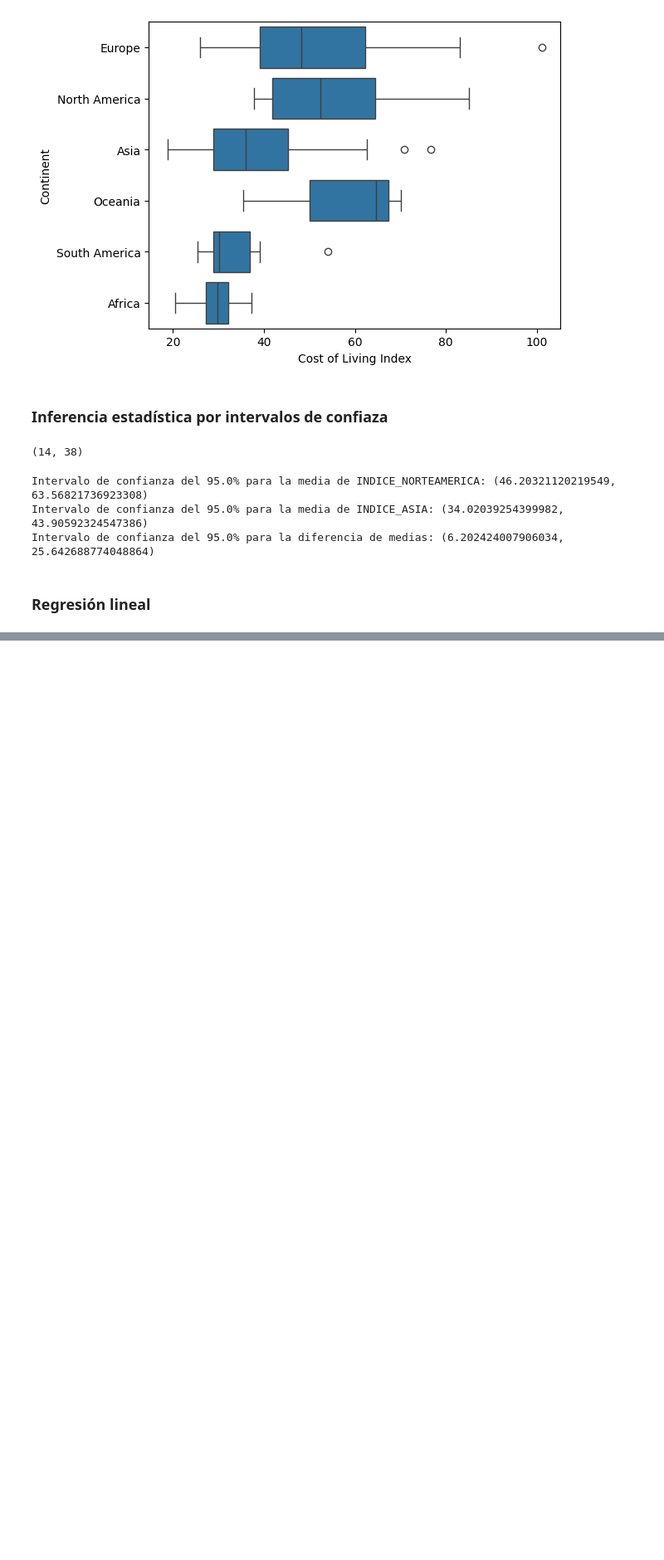
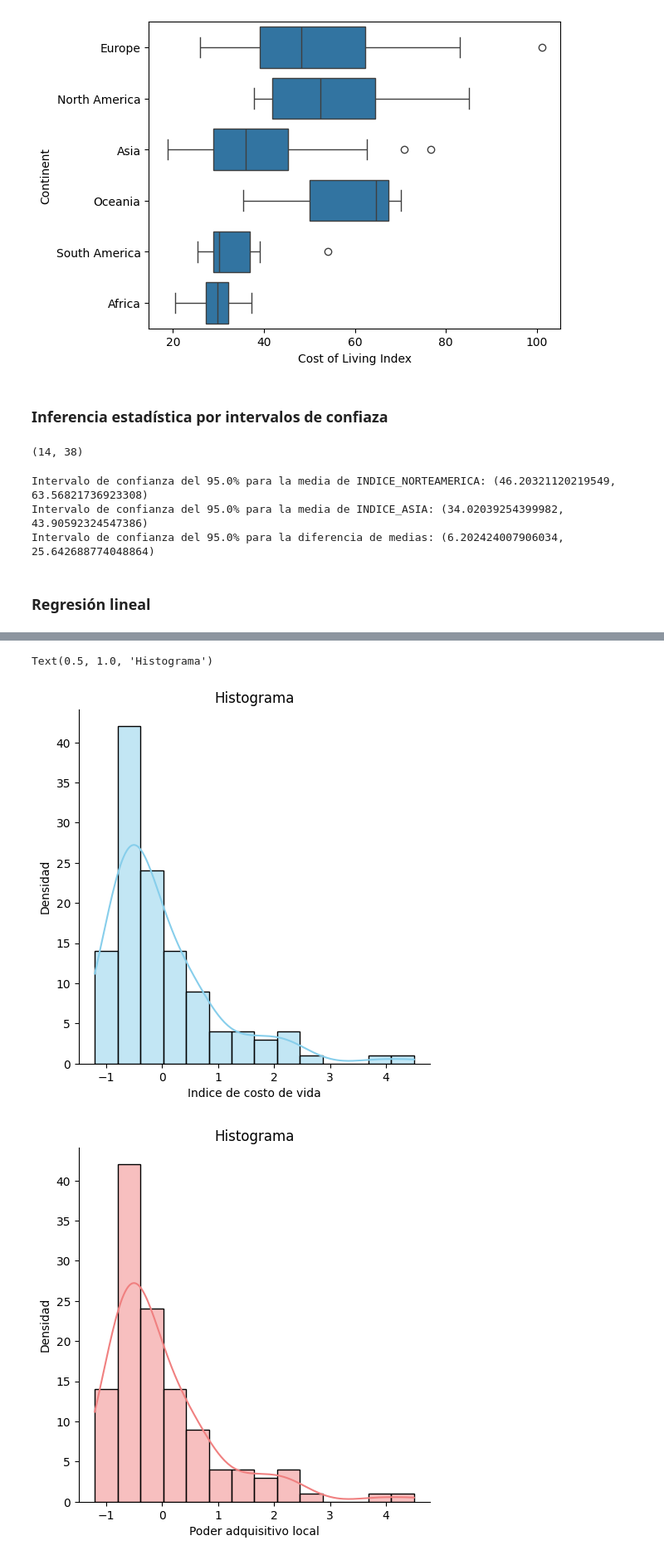
Before and after one commit to andreess891/AnalisisDescriptivo, a Jupyter notebook: TallerIntCienciaDatos/taller.ipynb, the cells around one changed output, grey strips where cells are left out. Shown at 83% size. Drawn from its saved outputs; the diff is of its cells as text; code cells hidden in the pictures; blank space fills up the shorter version.

```diff
--- a/TallerIntCienciaDatos/taller.ipynb
+++ b/TallerIntCienciaDatos/taller.ipynb
@@ -280,3 +261,11 @@ Nivel de significancia: 0.05
 H_0: La variable Cost of Living Index sigue una distribución normal.
 H_1: La variable Cost of Living Index no sigue una distribución normal.
 Se rechaza la hipótesis nula: Los datos no siguen una distribución normal.
+# %%
+escala = StandardScaler()
+
+#la idea es entandarizar solo las variables que voy a trabajar debido a que una vez probado el test no se dio la normalidad
+
+
+datos_estandarizados = pd.DataFrame( escala.fit_transform(datos.select_dtypes(include='number')))
+print(datos_estandarizados)
@@ -282,0 +299,14 @@ Se rechaza la hipótesis nula: Los datos no siguen una distribución normal.
+# %%
+sns.displot(datos_estandarizados[2], color='skyblue', kde=True) # Se puede remover el argumento 'bins'
+plt.xlabel('Indice de costo de vida')
+plt.ylabel('Densidad')
+plt.title('Histograma')
+
+sns.displot(datos_estandarizados[2], color='lightcoral', kde=True) # Se puede remover el argumento 'bins'
+plt.xlabel('Poder adquisitivo local')
+plt.ylabel('Densidad')
+plt.title('Histograma')
+# %% [output]
+Text(0.5, 1.0, 'Histograma')
+[figure, added]
+[figure, added]
```
Also changed, not shown: parts of 15 cells of this notebook, 2 other files.
